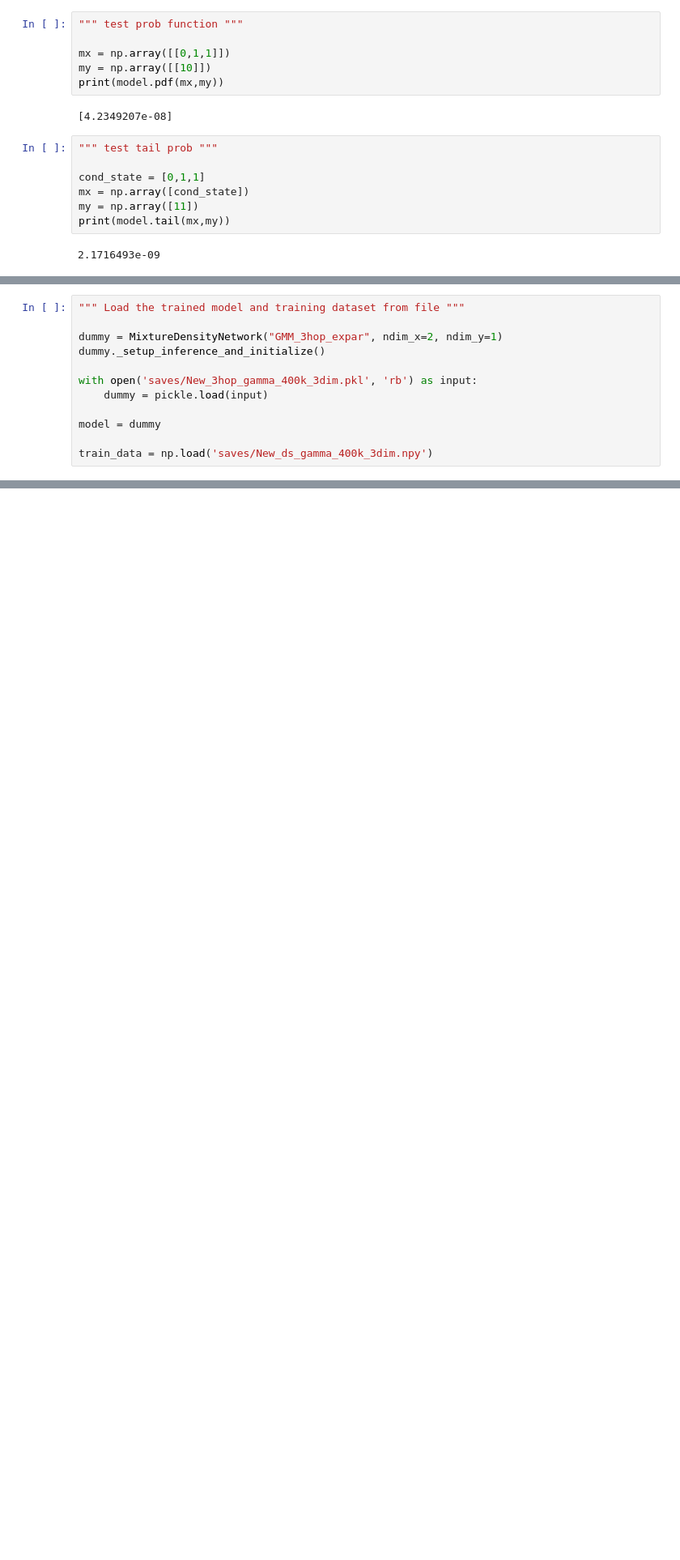
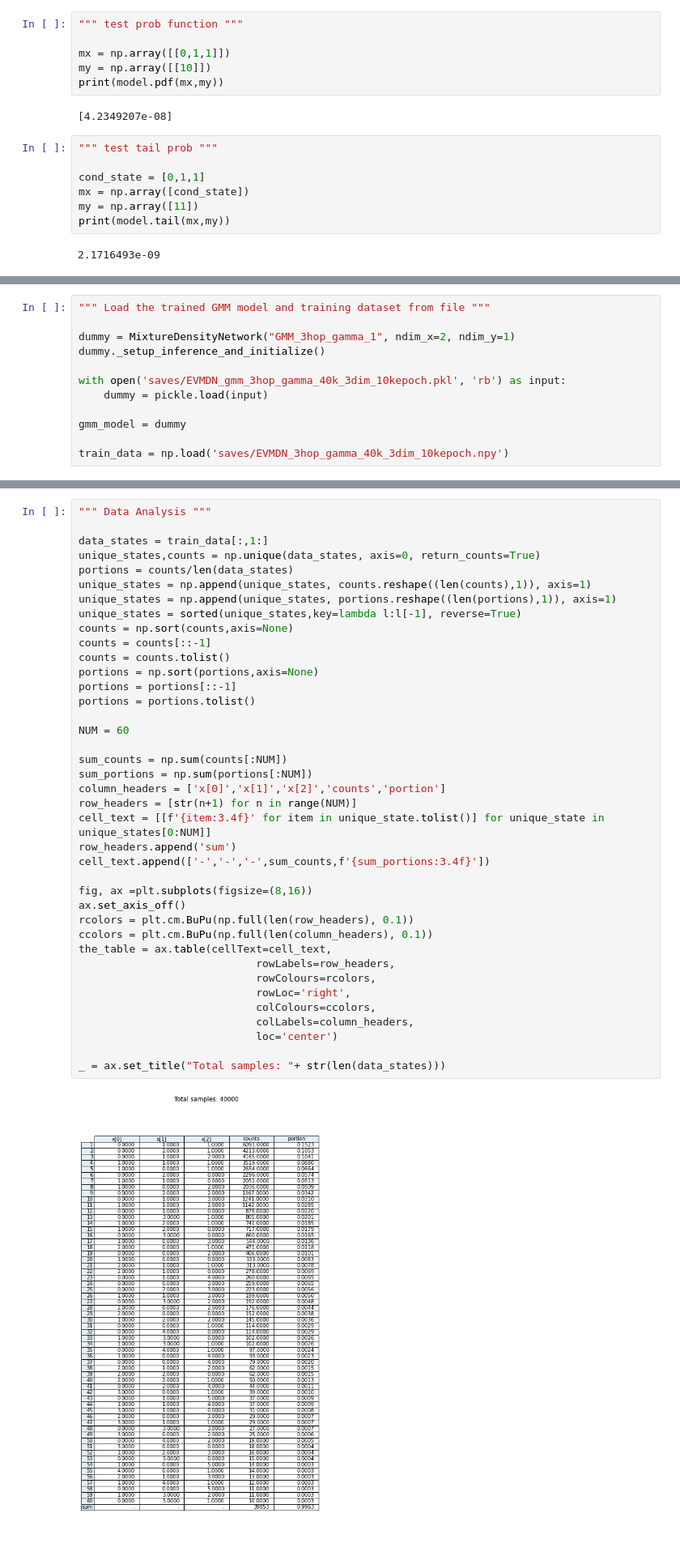
Before and after one commit to samiemostafavi/conditional-density-estimation, a Jupyter notebook: experiments/models/GMM/MixtureExtremeValue.ipynb, the cells around one changed output, grey strips where cells are left out. Shown at 81% size. Cells and saved outputs as stored; diff of their text form; blank space fills up the shorter version.

```diff
--- a/experiments/models/GMM/MixtureExtremeValue.ipynb
+++ b/experiments/models/GMM/MixtureExtremeValue.ipynb
@@ -149,12 +169,12 @@ np.save('saves/New_3hop_gamma_400k_3dim.npy', train_data)
 # %%
-""" Load the trained model and training dataset from file """
+""" Load the trained GMM model and training dataset from file """
 
-dummy = MixtureDensityNetwork("GMM_3hop_expar", ndim_x=2, ndim_y=1)
+dummy = MixtureDensityNetwork("GMM_3hop_gamma_1", ndim_x=2, ndim_y=1)
 dummy._setup_inference_and_initialize()
 
-with open('saves/New_3hop_gamma_400k_3dim.pkl', 'rb') as input:
+with open('saves/EVMDN_gmm_3hop_gamma_40k_3dim_10kepoch.pkl', 'rb') as input:
     dummy = pickle.load(input)
 
-model = dummy
+gmm_model = dummy
 
-train_data = np.load('saves/New_ds_gamma_400k_3dim.npy')
+train_data = np.load('saves/EVMDN_3hop_gamma_40k_3dim_10kepoch.npy')
@@ -546,0 +181,41 @@ TypeError: object of type 'NoneType' has no len()
+# %%
+""" Data Analysis """
+
+data_states = train_data[:,1:]
+unique_states,counts = np.unique(data_states, axis=0, return_counts=True)
+portions = counts/len(data_states)
+unique_states = np.append(unique_states, counts.reshape((len(counts),1)), axis=1)
+unique_states = np.append(unique_states, portions.reshape((len(portions),1)), axis=1)
+unique_states = sorted(unique_states,key=lambda l:l[-1], reverse=True)
+counts = np.sort(counts,axis=None)
+counts = counts[::-1]
+counts = counts.tolist()
+portions = np.sort(portions,axis=None)
+portions = portions[::-1]
+portions = portions.tolist()
+
+NUM = 60
+
+sum_counts = np.sum(counts[:NUM])
+sum_portions = np.sum(portions[:NUM])
+column_headers = ['x[0]','x[1]','x[2]','counts','portion']
+row_headers = [str(n+1) for n in range(NUM)]
+cell_text = [[f'{item:3.4f}' for item in unique_state.tolist()] for unique_state in unique_states[0:NUM]]
+row_headers.append('sum')
+cell_text.append(['-','-','-',sum_counts,f'{sum_portions:3.4f}'])
+
+fig, ax =plt.subplots(figsize=(8,16))
+ax.set_axis_off()
+rcolors = plt.cm.BuPu(np.full(len(row_headers), 0.1))
+ccolors = plt.cm.BuPu(np.full(len(column_headers), 0.1))
+the_table = ax.table(cellText=cell_text,
+                            rowLabels=row_headers,
+                            rowColours=rcolors,
+                            rowLoc='right',
+                            colColours=ccolors,
+                            colLabels=column_headers,
+                            loc='center')
+
+_ = ax.set_title("Total samples: "+ str(len(data_states)))
+# %% [output]
+[figure, added]
```
Also changed, not shown: parts of 23 cells of this notebook, 20 other files.
